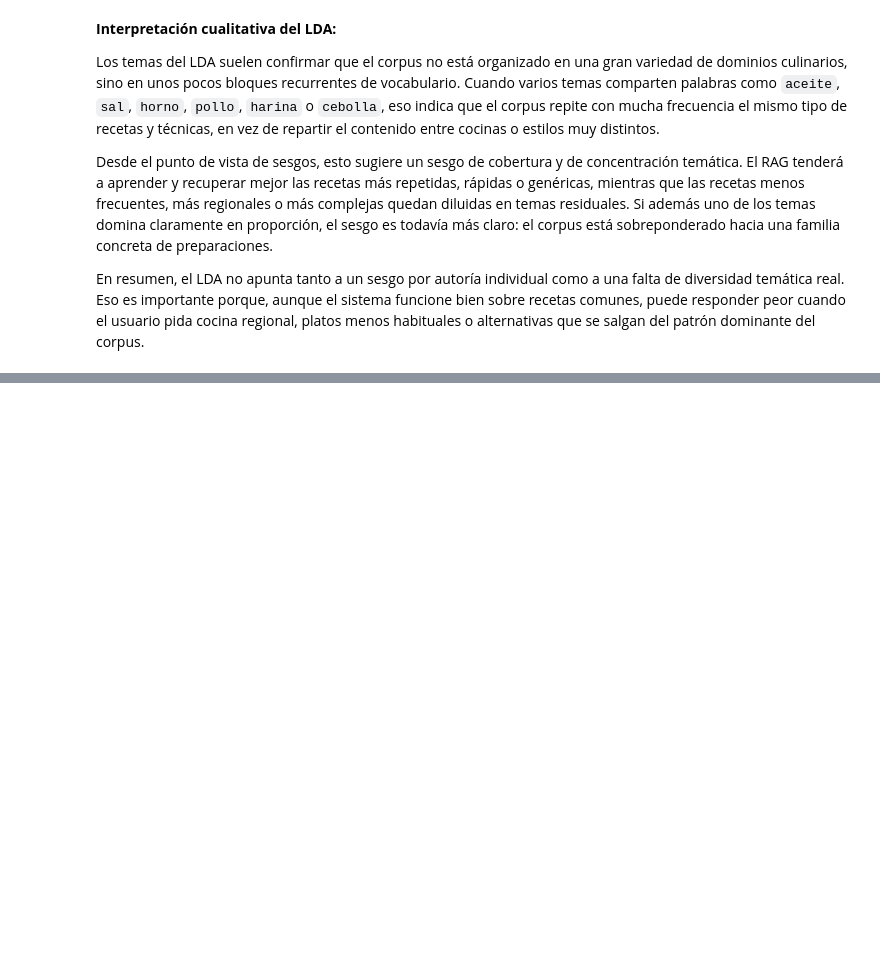
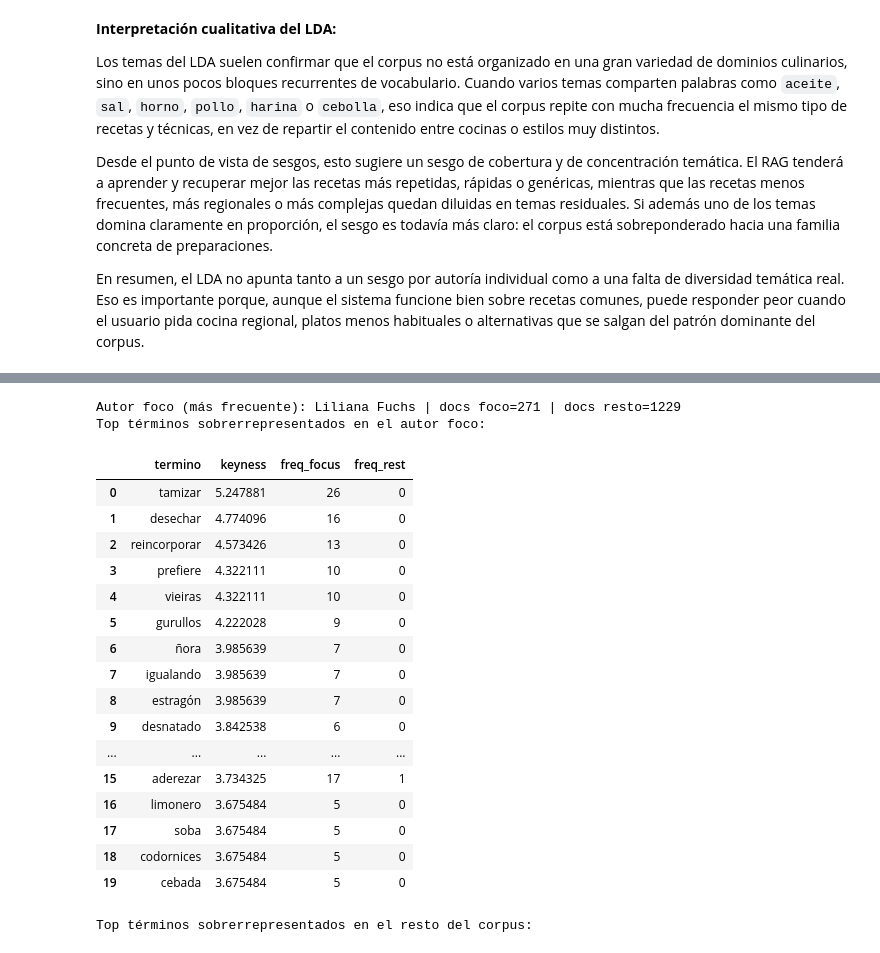
Before and after one commit to xabierlosa/ProyectoPLN, a Jupyter notebook: notebooks/sesgos.ipynb, the cells around one changed output, grey strips where cells are left out. Saved outputs shown, nothing was run; the diff lists cells and outputs as text; code cells hidden in the pictures; blank space fills up the shorter version.

```diff
--- a/notebooks/sesgos.ipynb
+++ b/notebooks/sesgos.ipynb
@@ -270,9 +288,6 @@ else:
     if author_col:
         topic_by_author = pd.crosstab(df[author_col].fillna('Sin autor'), df['dominant_topic'])
         display(topic_by_author.head(10))
-    if source_col:
-        topic_by_source = pd.crosstab(df[source_col].fillna('Sin fuente'), df['dominant_topic'])
-        display(topic_by_source.head(10))
 # %% [output]
 |  | topic_id | top_words | peso_medio |
 | 0 | 0 | crema, receta, azúcar, queso, cho... | 0.108740 |
@@ -902,0 +441,77 @@ Resumen guardado en: c:\Users\pc\Documents\MASTER\SEGUNDO SEMESTRE\NLP\Proyecto\
+# %%
+import math
+from collections import Counter
+
+if not author_col:
+    print('No hay columna de autor; no se puede calcular keyness por autor.')
+else:
+    # Texto base para extracción; reutiliza analysis_text si ya existe.
+    if 'analysis_text' not in df.columns:
+        text_cols = [c for c in ['titulo', 'ingredientes', 'instrucciones'] if c in df.columns]
+        df['analysis_text'] = df[text_cols].fillna('').astype(str).agg(' '.join, axis=1)
+
+    author_series = df[author_col].fillna('Sin autor').astype(str).str.strip().replace('', 'Sin autor')
+    author_counts = author_series.value_counts()
+    focus_author = author_counts.index[0]
+
+    focus_idx = author_series[author_series == focus_author].index
+    rest_idx = author_series[author_series != focus_author].index
+
+    if len(focus_idx) < 10 or len(rest_idx) < 10:
+        print('No hay suficientes documentos en los grupos para un cálculo estable de keyness.')
+    else:
+        focus_counter = Counter()
+        rest_counter = Counter()
+
+        for i in focus_idx:
+            focus_counter.update(tokenize(df.at[i, 'analysis_text']))
+        for i in rest_idx:
+            rest_counter.update(tokenize(df.at[i, 'analysis_text']))
+
+        vocab = set(focus_counter) | set(rest_counter)
+        alpha = 0.5
+        focus_total = sum(focus_counter.values())
+        rest_total = sum(rest_counter.values())
+        V = max(len(vocab), 1)
+
+        rows = []
+        for term in vocab:
+            p_focus = (focus_counter.get(term, 0) + alpha) / (focus_total + alpha * V)
+            p_rest = (rest_counter.get(term, 0) + alpha) / (rest_total + alpha * V)
+            score = math.log(p_focus / p_rest)
+            rows.append({
+                'termino': term,
+                'keyness': score,
+                'freq_focus': int(focus_counter.get(term, 0)),
+                'freq_rest': int(rest_counter.get(term, 0)),
+            })
+
+        keyness_df = pd.DataFrame(rows).sort_values('keyness', ascending=False).reset_index(drop=True)
+
+        print(f'Autor foco (más frecuente): {focus_author} | docs foco={len(focus_idx)} | docs resto={len(rest_idx)}')
+        print('Top términos sobrerrepresentados en el autor foco:')
+        display(keyness_df.head(20))
+
+        print('Top términos sobrerrepresentados en el resto del corpus:')
+        display(keyness_df.sort_values('keyness', ascending=True).head(20))
+# %% [output]
+Autor foco (más frecuente): Liliana Fuchs | docs foco=271 | docs resto=1229
+Top términos sobrerrepresentados en el autor foco:
+|  | termino | keyness | freq_focus | freq_rest |
+| 0 | tamizar | 5.247881 | 26 | 0 |
+| 1 | desechar | 4.774096 | 16 | 0 |
+| 2 | reincorporar | 4.573426 | 13 | 0 |
+| 3 | prefiere | 4.322111 | 10 | 0 |
+| 4 | vieiras | 4.322111 | 10 | 0 |
+| 5 | gurullos | 4.222028 | 9 | 0 |
+| 6 | ñora | 3.985639 | 7 | 0 |
+| 7 | igualando | 3.985639 | 7 | 0 |
+| 8 | estragón | 3.985639 | 7 | 0 |
+| 9 | desnatado | 3.842538 | 6 | 0 |
+| ... | ... | ... | ... | ... |
+| 15 | aderezar | 3.734325 | 17 | 1 |
+| 16 | limonero | 3.675484 | 5 | 0 |
+| 17 | soba | 3.675484 | 5 | 0 |
+| 18 | codornices | 3.675484 | 5 | 0 |
+| 19 | cebada | 3.675484 | 5 | 0 |
+Top términos sobrerrepresentados en el resto del corpus:
```
Also changed, not shown: parts of 29 cells of this notebook, 1 other file.
